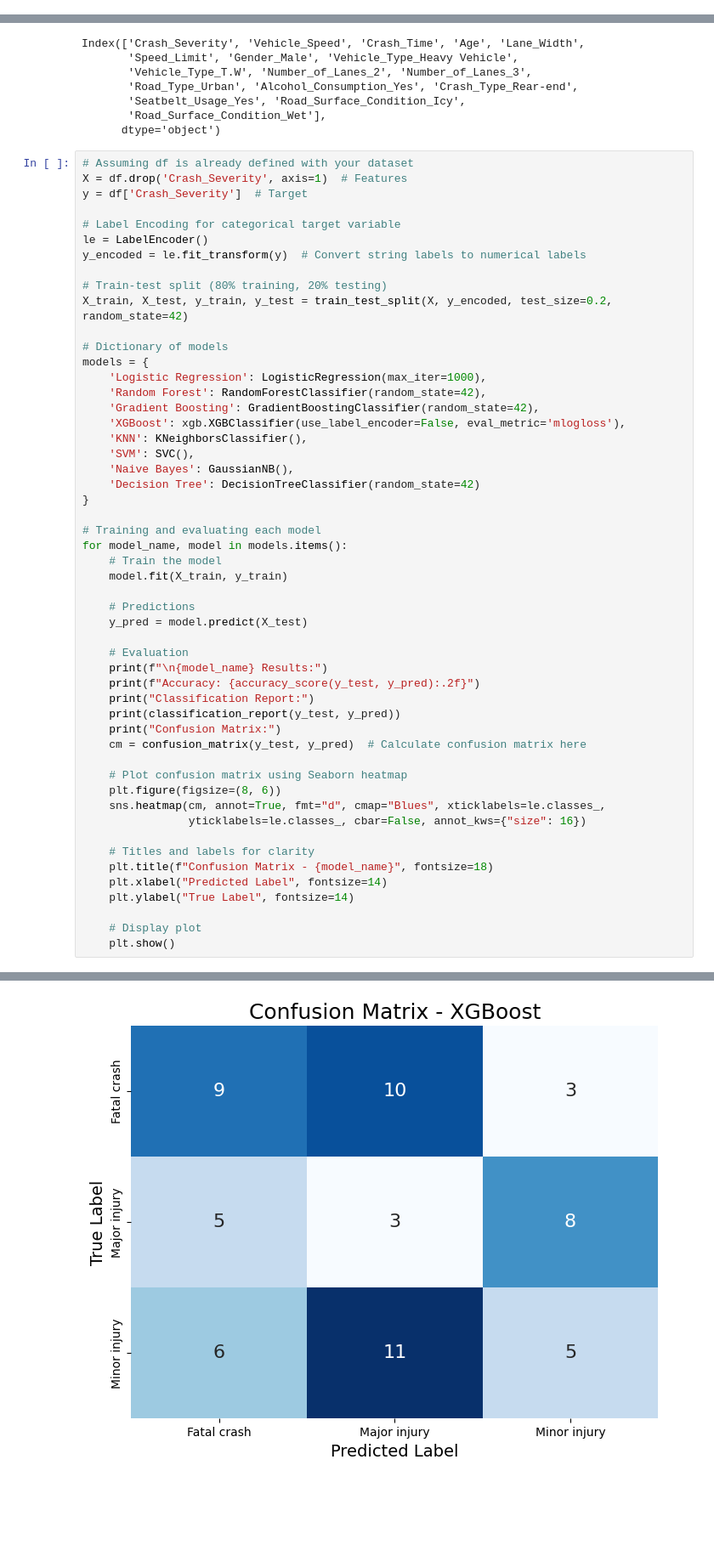
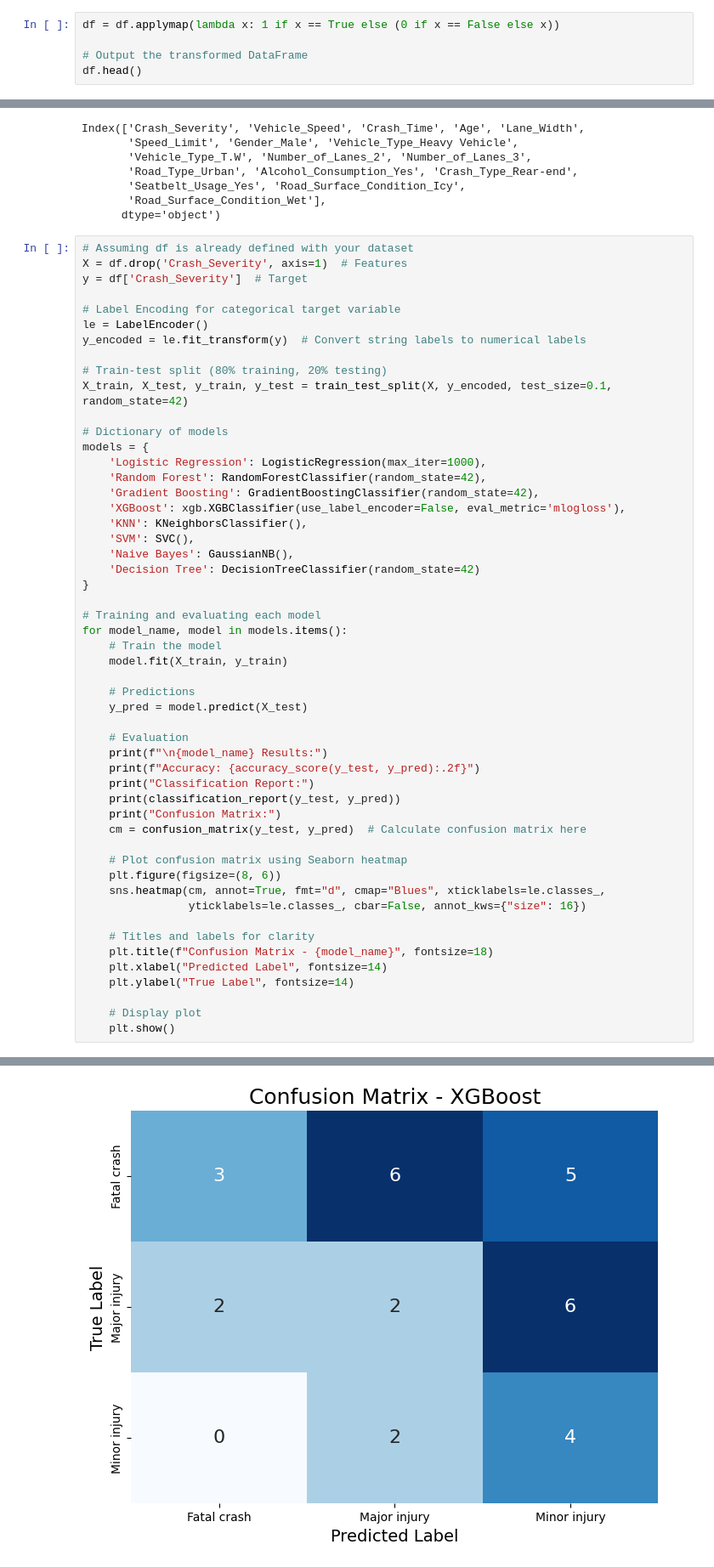
Before and after one commit to 2004Snehal/accident_crash_severity_predictor, a Jupyter notebook: DataQuest.ipynb, the cells around one changed output, grey strips where cells are left out. Shown at 85% size. Drawn from its saved outputs; the diff is of its cells as text; blank space fills up the shorter version.

```diff
--- a/DataQuest.ipynb
+++ b/DataQuest.ipynb
@@ -764,3 +772,8 @@ df.head()
 | 2 | Minor injury | 87 | 14 | 42 | 3.218911 | 59 | False | ... |
 | 3 | Minor injury | 43 | 3 | 60 | 3.113012 | 73 | False | ... |
 | 4 | Minor injury | 72 | 8 | 70 | 3.106580 | 42 | True | ... |
+# %%
+df = df.applymap(lambda x: 1 if x == True else (0 if x == False else x))
+
+# Output the transformed DataFrame
+df.head()
@@ -785,7 +805,7 @@ le = LabelEncoder()
 y_encoded = le.fit_transform(y)  # Convert string labels to numerical labels
 
 # Train-test split (80% training, 20% testing)
-X_train, X_test, y_train, y_test = train_test_split(X, y_encoded, test_size=0.2, random_state=42)
+X_train, X_test, y_train, y_test = train_test_split(X, y_encoded, test_size=0.1, random_state=42)
 
 # Dictionary of models
 models = {
@@ -898,4 +918,4 @@ weighted avg       0.31      0.28      0.29        60
 
 Confusion Matrix:
-[figure, old version]
+[figure, new version]
 KNN Results:
```
Also changed, not shown: parts of 23 cells of this notebook, 3 other files.
